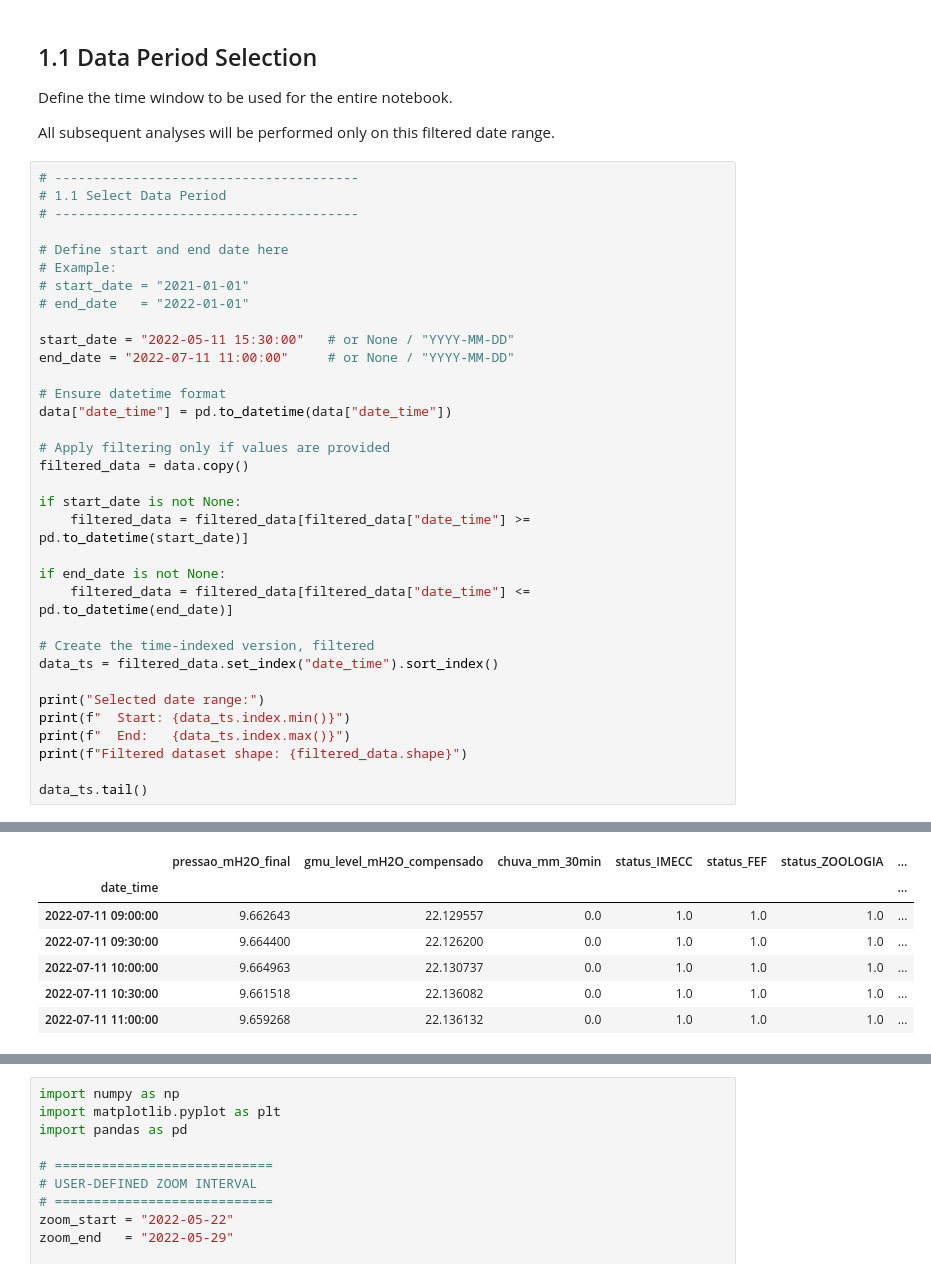
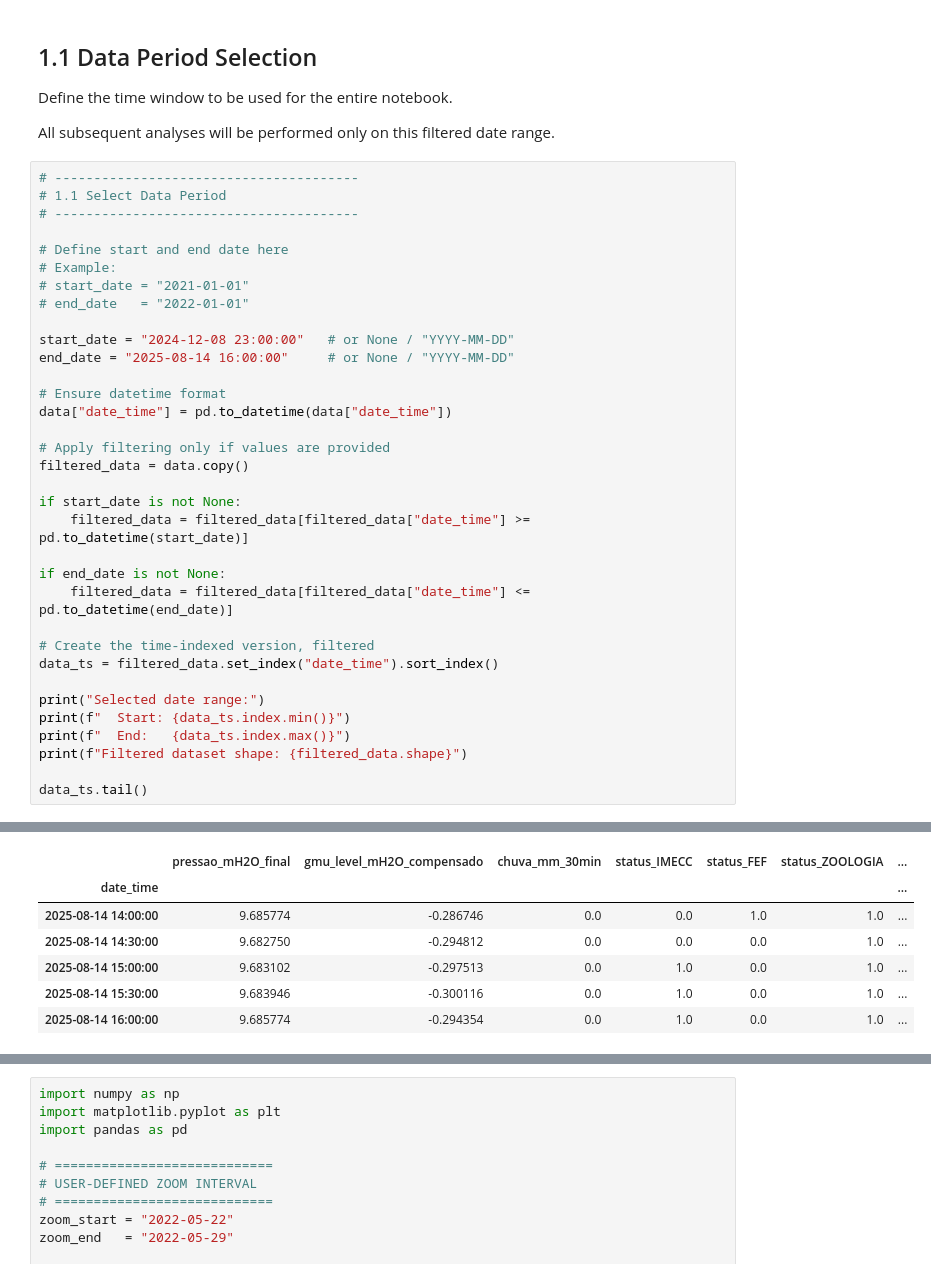
Before and after one commit to PelizariGabriel/groundwater-level-ML, a Jupyter notebook: Plots.ipynb, the cells around one changed output, grey strips where cells are left out. Saved outputs shown, nothing was run; the diff lists cells and outputs as text.

```diff
--- a/Plots.ipynb
+++ b/Plots.ipynb
@@ -220,8 +220,8 @@ periods
 # start_date = "2021-01-01"
 # end_date   = "2022-01-01"
 
-start_date = "2022-05-11 15:30:00"   # or None / "YYYY-MM-DD"
-end_date = "2022-07-11 11:00:00"     # or None / "YYYY-MM-DD"
+start_date = "2024-12-08 23:00:00"   # or None / "YYYY-MM-DD"
+end_date = "2025-08-14 16:00:00"     # or None / "YYYY-MM-DD"
 
 # Ensure datetime format
 data["date_time"] = pd.to_datetime(data["date_time"])
@@ -252,10 +252,10 @@ Filtered dataset shape: (2920, 8)
 |  | pressao_mH2O_final | gmu_level_mH2O_compensado | chuva_mm_30min | status_IMECC | status_FEF | status_ZOOLOGIA | ... |
 | date_time |  |  |  |  |  |  | ... |
-| 2022-07-11 09:00:00 | 9.662643 | 22.129557 | 0.0 | 1.0 | 1.0 | 1.0 | ... |
-| 2022-07-11 09:30:00 | 9.664400 | 22.126200 | 0.0 | 1.0 | 1.0 | 1.0 | ... |
-| 2022-07-11 10:00:00 | 9.664963 | 22.130737 | 0.0 | 1.0 | 1.0 | 1.0 | ... |
-| 2022-07-11 10:30:00 | 9.661518 | 22.136082 | 0.0 | 1.0 | 1.0 | 1.0 | ... |
-| 2022-07-11 11:00:00 | 9.659268 | 22.136132 | 0.0 | 1.0 | 1.0 | 1.0 | ... |
+| 2025-08-14 14:00:00 | 9.685774 | -0.286746 | 0.0 | 0.0 | 1.0 | 1.0 | ... |
+| 2025-08-14 14:30:00 | 9.682750 | -0.294812 | 0.0 | 0.0 | 0.0 | 1.0 | ... |
+| 2025-08-14 15:00:00 | 9.683102 | -0.297513 | 0.0 | 1.0 | 0.0 | 1.0 | ... |
+| 2025-08-14 15:30:00 | 9.683946 | -0.300116 | 0.0 | 1.0 | 0.0 | 1.0 | ... |
+| 2025-08-14 16:00:00 | 9.685774 | -0.294354 | 0.0 | 1.0 | 0.0 | 1.0 | ... |
 # %%
 import numpy as np
 import matplotlib.pyplot as plt
```
Also changed, not shown: parts of 3 cells of this notebook, 3 other files.
